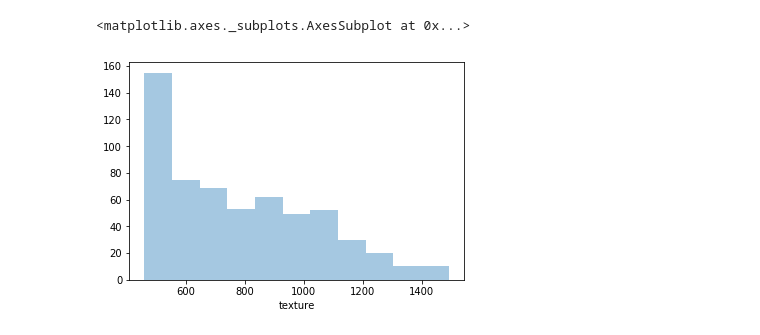
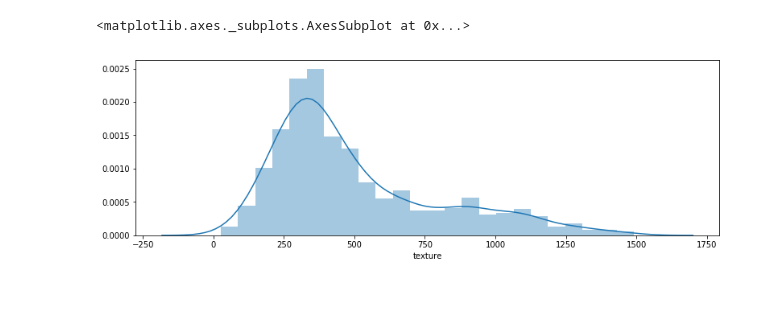
Before and after one commit to davibarreira/gravel_analysis, a Jupyter notebook: DataExploration.ipynb, the cells around one changed output. Saved outputs shown, nothing was run; the diff lists cells and outputs as text; code cells hidden in the pictures; blank space fills up the shorter version.

```diff
--- a/DataExploration.ipynb
+++ b/DataExploration.ipynb
@@ -37,5 +37,8 @@ sns.distplot(texture['texture'])
-# %%
-sns.distplot(texture.texture[texture.category=='Alta Rugosidade'],kde=False)
-# %% [output]
-<matplotlib.axes._subplots.AxesSubplot at 0x...>
-[figure, removed]
+# %%
+# Visualizing the distribution of the texture in the dataset
+
+f, ax = plt.subplots(figsize=(13, 4))
+sns.distplot(texture['texture'])
+# %% [output]
+<matplotlib.axes._subplots.AxesSubplot at 0x...>
+[figure, added]
```
Also changed, not shown: parts of 11 cells of this notebook, 3 other files.
